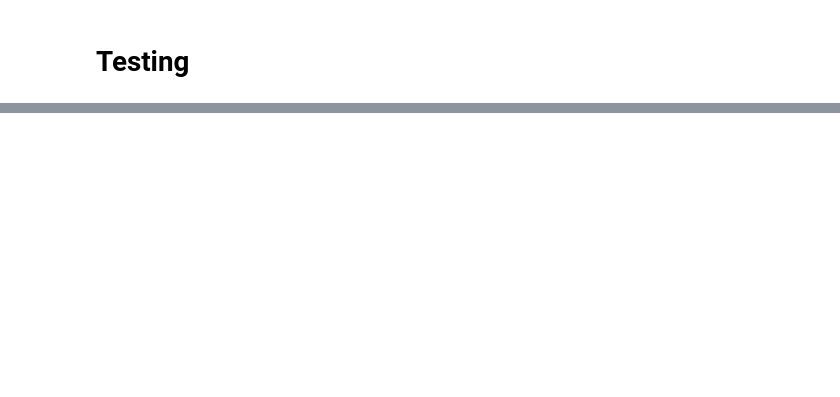
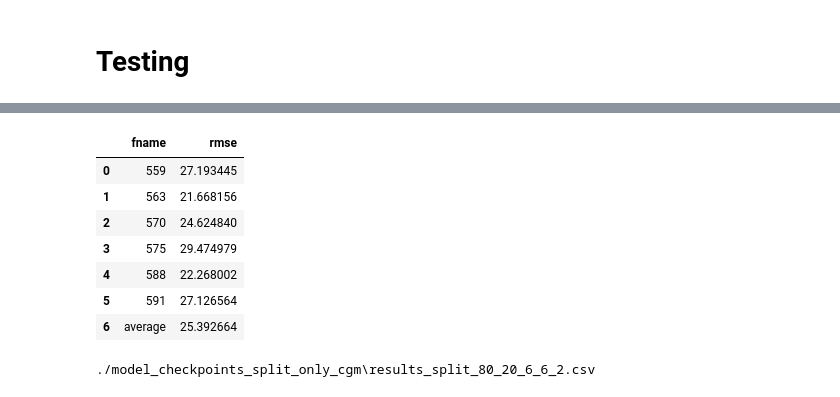
Before and after one commit to Augmented-Health-Lab/ReproGenBG_ML4H, a Jupyter notebook: StackedLSTM_again/StackedLSTM_Training.ipynb, the cells around one changed output, grey strips where cells are left out. Cells and saved outputs as stored; diff of their text form; code cells hidden in the pictures; blank space fills up the shorter version.

```diff
--- a/StackedLSTM_again/StackedLSTM_Training.ipynb
+++ b/StackedLSTM_again/StackedLSTM_Training.ipynb
@@ -233,10 +292,10 @@ plt.legend()
 # %% [markdown]
 # Testing
 # %%
-def test_model(model, test_step_updated_segments):
+def test_model(model, test_step_updated_segments, ph, history, input_size):
 
     # Prepare for training
-    features_list_test, labels_list_test, raw_glu_list_test = prepare_dataset(test_step_updated_segments, 6, 6)
+    features_list_test, labels_list_test, raw_glu_list_test = prepare_dataset(test_step_updated_segments, ph, history, input_size) # segments, ph, history, input_size
 
     # Build training and validation loader
     features_array_test = np.array(features_list_test)
@@ -265,7 +324,7 @@ def test_model(model, test_step_updated_segments):
     predictions = torch.cat(predictions).cpu().numpy()
     actuals = torch.cat(actuals).cpu().numpy()
 
-    rmse = root_mean_squared_error(actuals,predictions)
+    rmse = np.sqrt(mean_squared_error(actuals,predictions))
     print(f'RMSE on validation set: {rmse}')
 
     return predictions, actuals, rmse
@@ -286,23 +349,20 @@ model.load_state_dict(torch.load(model_dir))
 # %%
 import glob
-
-
-
 
 preds = []
 trues = []
 errors = []
 fname = []
 
-for file in glob.glob("./processed_data/*test*ONLY*"):
+for file in glob.glob("./processed_data/*test*nk.pkl"):
     test_filename = file
     with open(test_filename, 'rb') as f:
         test_loaded_df_dict = pickle.load(f)
 
     # Verify the content
     test_step_updated_segments = test_loaded_df_dict
-    pred, true, rmse = test_model(model, test_step_updated_segments)
+    pred, true, rmse = test_model(model, test_step_updated_segments, ph, history, input_size)
     preds.append(pred)
     trues.append(true)
     errors.append(rmse)
-    fname.append(file.split('/')[-1].split('_')[0])
+    fname.append(file.split('\\')[-1].split('_')[0])
@@ -324,4 +409,4 @@ plt.tight_layout()
 # convert this all to a table
 # save the table as a csv
 # convert the fname and the rmse to a dataframe
-pd.DataFrame({'fname': fname, 'rmse': errors}).to_csv('./')
+curr_dat = pd.DataFrame({'fname': fname, 'rmse': errors})
@@ -396,0 +413,33 @@ plt.plot(actuals[:700])
+# %%
+import numpy as np
+import pandas as pd
+
+# Assuming curr_dat is your DataFrame and errors is a list of RMSE values
+
+errors = curr_dat['rmse'].tolist()
+
+# Calculate the average RMSE
+average_rmse = np.mean(errors)
+
+# Create a DataFrame for the average row
+average_row = pd.DataFrame({'fname': ['average'], 'rmse': [average_rmse]})
+
+# Concatenate the original DataFrame with the average row
+curr_dat_with_average = pd.concat([curr_dat, average_row], ignore_index=True)
+
+curr_dat_with_average.to_csv(results_save_path, index=False)
+# %%
+curr_dat_with_average
+# %% [output]
+|  | fname | rmse |
+| 0 | 559 | 27.193445 |
+| 1 | 563 | 21.668156 |
+| 2 | 570 | 24.624840 |
+| 3 | 575 | 29.474979 |
+| 4 | 588 | 22.268002 |
+| 5 | 591 | 27.126564 |
+| 6 | average | 25.392664 |
+# %%
+print(results_save_path)
+# %% [output]
+./model_checkpoints_split_only_cgm\results_split_80_20_6_6_2.csv
```
Also changed, not shown: parts of 24 cells of this notebook.
